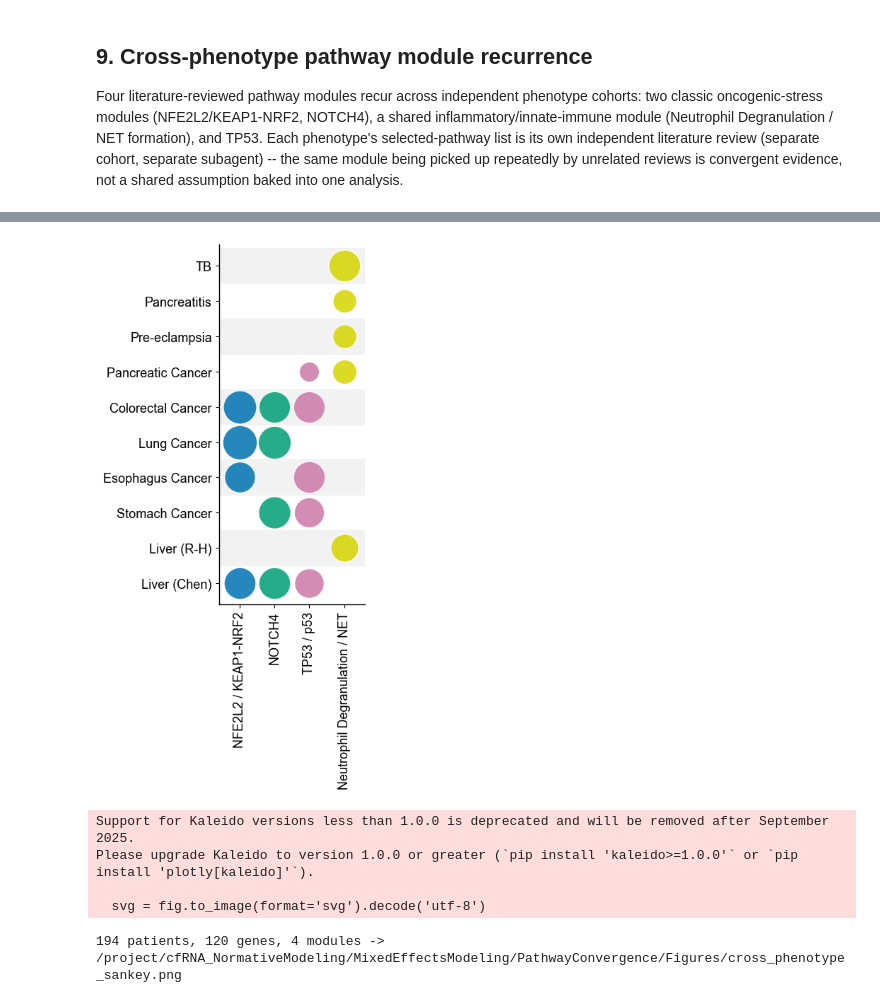
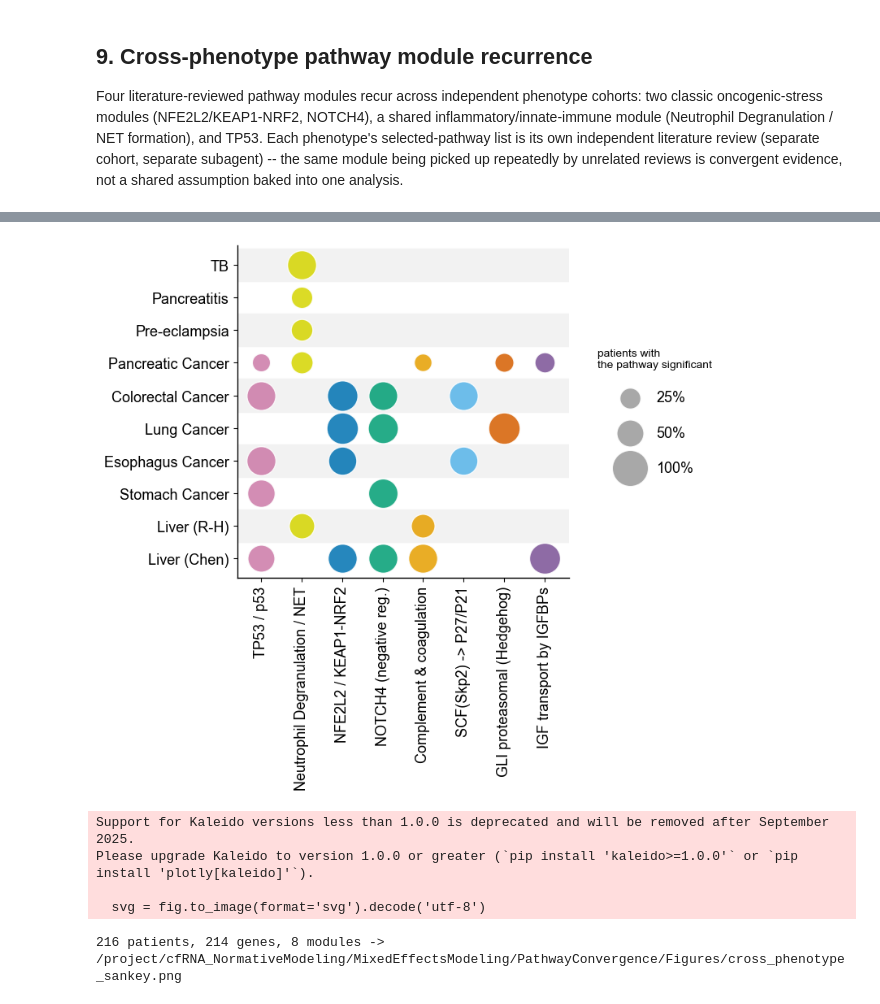
Before and after one commit to jmj3078/cfRNA_Disentaglement, a Jupyter notebook: MixedEffectsModeling/4_gene_enrichment.ipynb, the cells around one changed output, grey strips where cells are left out. Saved outputs shown, nothing was run; the diff lists cells and outputs as text; code cells hidden in the pictures.

Commit message:
visualization

```diff
--- a/MixedEffectsModeling/4_gene_enrichment.ipynb
+++ b/MixedEffectsModeling/4_gene_enrichment.ipynb
@@ -640,11 +640,17 @@ PHENOTYPE_SHORT = {'Tuberculosis': 'TB', 'Pancreatitis': 'Pancreatitis', 'Pre-ec
                    'Stomach Cancer': 'Stomach Cancer', 'Liver Cancer (Roskams-Hieter B et al.)': 'Liver (R-H)',
                    'Liver Cancer (Chen et al.)': 'Liver (Chen)'}
 
+# All eight cross-phenotype modules. Regexes verified against the `## Selected pathways`
+# headings of every PathwayConvergence/*/pathway_literature_review.md.
 MODULES = [
     ('NFE2L2 / KEAP1-NRF2', re.compile(r'NFE2L2|KEAP1', re.IGNORECASE), '#0072B2'),
-    ('NOTCH4', re.compile(r'NOTCH4', re.IGNORECASE), '#009E73'),
+    ('NOTCH4 (negative reg.)', re.compile(r'NOTCH4', re.IGNORECASE), '#009E73'),
     ('TP53 / p53', re.compile(r'\bp53\b|TP53', re.IGNORECASE), '#CC79A7'),
-    ('Neutrophil Degranulation / NET', re.compile(r'Neutrophil Degranulation|Neutrophil.{0,3}[Ee]xtracellular.{0,3}[Tt]rap|NET [Ff]ormation', re.IGNORECASE), "#D5D500"),
+    ('Neutrophil Degranulation / NET', re.compile(r'Neutrophil Degranulation|Neutrophil.{0,3}[Ee]xtracellular.{0,3}[Tt]rap|NET [Ff]ormation', re.IGNORECASE), '#D5D500'),
+    ('Complement & coagulation', re.compile(r'Complement and coagulation', re.IGNORECASE), '#E69F00'),
+    ('SCF(Skp2) -> P27/P21', re.compile(r'SCF\(Skp2\)|Skp2', re.IGNORECASE), '#56B4E9'),
+    ('GLI proteasomal (Hedgehog)', re.compile(r'\bGLI[0-9]?R?\b|Hedgehog', re.IGNORECASE), '#D55E00'),
+    ('IGF transport by IGFBPs', re.compile(r'IGFBP', re.IGNORECASE), '#7A5195'),
 ]
 
 rows = []
@@ -661,23 +667,33 @@ for ph in PHENOTYPE_ORDER:
 recur = pd.DataFrame(rows)
 print(recur[['phenotype', 'module', 'matched_name', 'rate']].to_string(index=False))
 
-# x = module, y = phenotype (transposed from the original phenotype-on-x layout)
-fig, ax = plt.subplots(figsize=(4, 8))
-x_pos = {m: i for i, (m, _, _) in enumerate(MODULES)}
+# x = module (ordered by how many phenotypes it recurs in), y = phenotype
+mod_n = recur.groupby('module')['phenotype'].nunique()
+mod_order = [m for m, _, _ in sorted(MODULES, key=lambda t: -mod_n.get(t[0], 0))]
+mod_order = [m for m in mod_order if m in mod_n.index]
+
+fig, ax = plt.subplots(figsize=(8, 7))
+x_pos = {m: i for i, m in enumerate(mod_order)}
 y_pos = {ph: i for i, ph in enumerate(PHENOTYPE_ORDER)}
 for i in range(len(PHENOTYPE_ORDER)):
     if i % 2 == 0:
         ax.axhspan(i - 0.5, i + 0.5, color='#f2f2f2', zorder=0)
 for _, r in recur.iterrows():
-    ax.scatter(x_pos[r.module], y_pos[r.phenotype], s=200 + 1400 * r.rate,
-              facecolor=r.color, edgecolor='white', linewidths=1, zorder=2, alpha=0.85)
-ax.set_xticks(range(len(MODULES)))
-ax.set_xticklabels([m for m, _, _ in MODULES], rotation=90)
+    ax.scatter(x_pos[r.module], y_pos[r.phenotype], s=120 + 900 * r.rate,
+               facecolor=r.color, edgecolor='white', linewidths=1, zorder=2, alpha=0.85)
+ax.set_xticks(range(len(mod_order)))
+ax.set_xticklabels(mod_order, rotation=90)
 ax.set_yticks(range(len(PHENOTYPE_ORDER)))
 ax.set_yticklabels([PHENOTYPE_SHORT[p] for p in PHENOTYPE_ORDER])
-ax.set_xlim(-0.6, len(MODULES) - 0.4)
+ax.set_xlim(-0.6, len(mod_order) - 0.4)
 ax.set_ylim(-0.6, len(PHENOTYPE_ORDER) - 0.4)
 ax.invert_yaxis()
+# bubble area encodes the within-cohort recurrence rate (n_sig / n_patients)
+for rate in (0.25, 0.5, 1.0):
+    ax.scatter([], [], s=120 + 900 * rate, facecolor='#999999', edgecolor='white',
+               linewidths=1, alpha=0.85, label=f'{rate:.0%}')
+ax.legend(title='patients with\nthe pathway significant', loc='center left',
+          bbox_to_anchor=(1.02, 0.5), frameon=False, labelspacing=1.4, borderpad=1)
 plt.tight_layout()
 plt.savefig(PFDIR / 'cross_phenotype_module_recurrence.png', dpi=150, bbox_inches='tight')
 plt.show()
@@ -704,4 +718,4 @@ Liver Cancer (Roskams-Hieter B et al.) Neutrophil Degranulation / NET
-[figure, old version]
+[figure, new version]
 # %%
 TOP_GENES_PER_MODULE = 30  # visibility cap -- keep only the strongest genes per module
 
@@ -820,4 +834,4 @@ Support for Kaleido versions less than 1.0.0 is deprecated and will be removed a
 Please upgrade Kaleido to version 1.0.0 or greater (`pip install 'kaleido>=1.0.0'` or `pip install 'plotly[kaleido]'`).
 
   svg = fig.to_image(format='svg').decode('utf-8')
-194 patients, 120 genes, 4 modules -> /project/cfRNA_NormativeModeling/MixedEffectsModeling/PathwayConvergence/Figures/cross_phenotype_sankey.png
+216 patients, 214 genes, 8 modules -> /project/cfRNA_NormativeModeling/MixedEffectsModeling/PathwayConvergence/Figures/cross_phenotype_sankey.png
```
Also changed, not shown: parts of 1 cell of this notebook, 2 other files.
